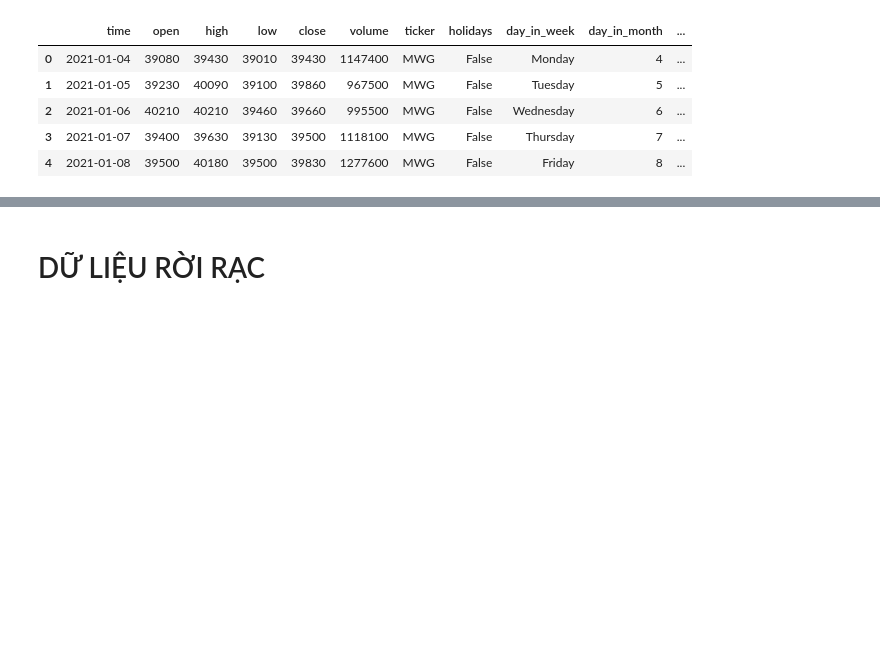
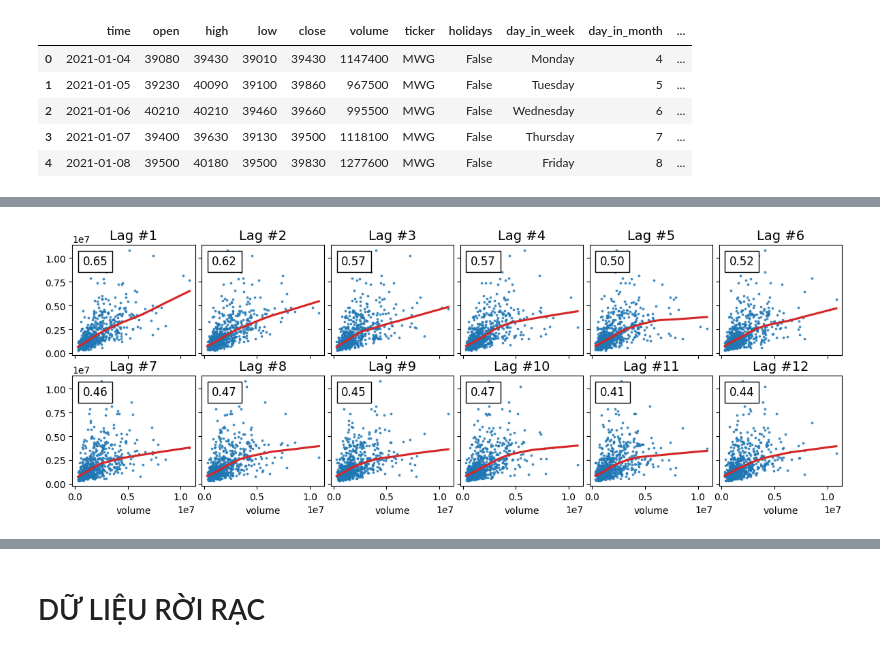
Before and after one commit to mrzaizai2k/Vietnamese_stocks_forecasting, a Jupyter notebook: notebook/EDA_sample.ipynb, the cells around one changed output, grey strips where cells are left out. Cells and saved outputs as stored; diff of their text form; code cells hidden in the pictures; blank space fills up the shorter version.

```diff
--- a/notebook/EDA_sample.ipynb
+++ b/notebook/EDA_sample.ipynb
@@ -273,0 +325,5 @@ Because there is no holidays during trading, so I will create holiday lags (chec
+# %%
+# Use the `df_avg_consumption` dataframe from the previous article.
+_ = plot_autocorrelation(df["volume"], lags=12)
+# %% [output]
+[figure, added]
```
Also changed, not shown: parts of 19 cells of this notebook.
